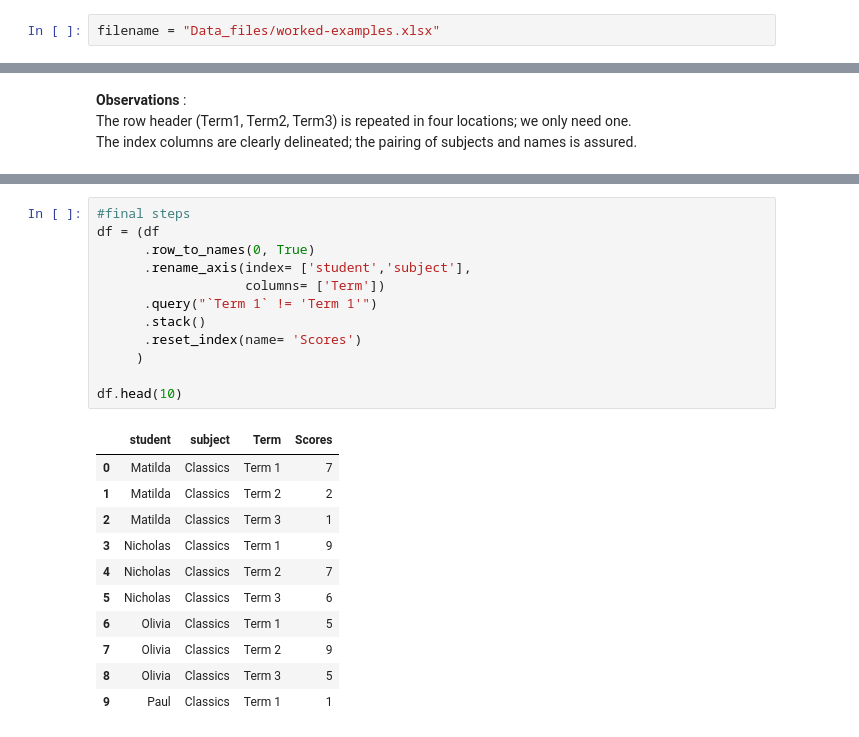
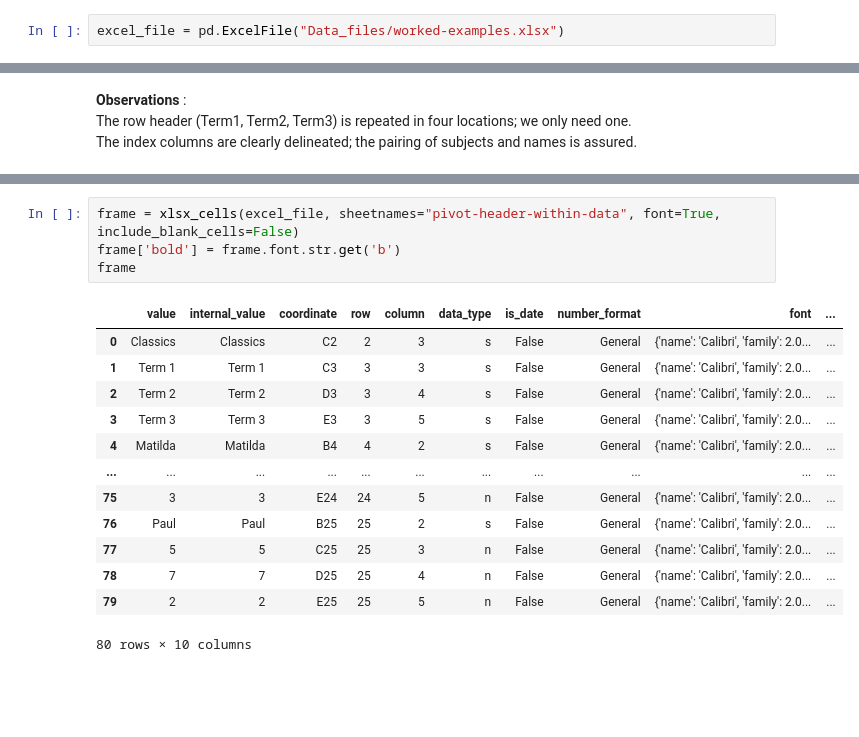
Before and after one commit to samukweku/data-wrangling-blog, a Jupyter notebook: _notebooks/2020-05-12-Pivot Tables-Complex Unpivoting.ipynb, the cells around one changed output, grey strips where cells are left out. Cells and saved outputs as stored; diff of their text form; blank space fills up the shorter version.

```diff
--- a/_notebooks/2020-05-12-Pivot Tables-Complex Unpivoting.ipynb
+++ b/_notebooks/2020-05-12-Pivot Tables-Complex Unpivoting.ipynb
@@ -39,2 +41,2 @@ from openpyxl import load_workbook
 # %%
-filename = "Data_files/worked-examples.xlsx"
+excel_file = pd.ExcelFile("Data_files/worked-examples.xlsx")
@@ -291,24 +229,18 @@ df
-# %%
-#final steps
-df = (df
-      .row_to_names(0, True)
-      .rename_axis(index= ['student','subject'],
-                   columns= ['Term'])
-      .query("`Term 1` != 'Term 1'")
-      .stack()
-      .reset_index(name= 'Scores')
-     )
-
-df.head(10)
-# %% [output]
-|  | student | subject | Term | Scores |
-| 0 | Matilda | Classics | Term 1 | 7 |
-| 1 | Matilda | Classics | Term 2 | 2 |
-| 2 | Matilda | Classics | Term 3 | 1 |
-| 3 | Nicholas | Classics | Term 1 | 9 |
-| 4 | Nicholas | Classics | Term 2 | 7 |
-| 5 | Nicholas | Classics | Term 3 | 6 |
-| 6 | Olivia | Classics | Term 1 | 5 |
-| 7 | Olivia | Classics | Term 2 | 9 |
-| 8 | Olivia | Classics | Term 3 | 5 |
-| 9 | Paul | Classics | Term 1 | 1 |
+# %%
+frame = xlsx_cells(excel_file, sheetnames="pivot-header-within-data", font=True, include_blank_cells=False)
+frame['bold'] = frame.font.str.get('b')
+frame
+# %% [output]
+|  | value | internal_value | coordinate | row | column | data_type | is_date | number_format | font | ... |
+| 0 | Classics | Classics | C2 | 2 | 3 | s | False | General | {'name': 'Calibri', 'family': 2.0... | ... |
+| 1 | Term 1 | Term 1 | C3 | 3 | 3 | s | False | General | {'name': 'Calibri', 'family': 2.0... | ... |
+| 2 | Term 2 | Term 2 | D3 | 3 | 4 | s | False | General | {'name': 'Calibri', 'family': 2.0... | ... |
+| 3 | Term 3 | Term 3 | E3 | 3 | 5 | s | False | General | {'name': 'Calibri', 'family': 2.0... | ... |
+| 4 | Matilda | Matilda | B4 | 4 | 2 | s | False | General | {'name': 'Calibri', 'family': 2.0... | ... |
+| ... | ... | ... | ... | ... | ... | ... | ... | ... | ... | ... |
+| 75 | 3 | 3 | E24 | 24 | 5 | n | False | General | {'name': 'Calibri', 'family': 2.0... | ... |
+| 76 | Paul | Paul | B25 | 25 | 2 | s | False | General | {'name': 'Calibri', 'family': 2.0... | ... |
+| 77 | 5 | 5 | C25 | 25 | 3 | n | False | General | {'name': 'Calibri', 'family': 2.0... | ... |
+| 78 | 7 | 7 | D25 | 25 | 4 | n | False | General | {'name': 'Calibri', 'family': 2.0... | ... |
+| 79 | 2 | 2 | E25 | 25 | 5 | n | False | General | {'name': 'Calibri', 'family': 2.0... | ... |
+80 rows × 10 columns
```
Also changed, not shown: parts of 36 cells of this notebook, 1 other file.
